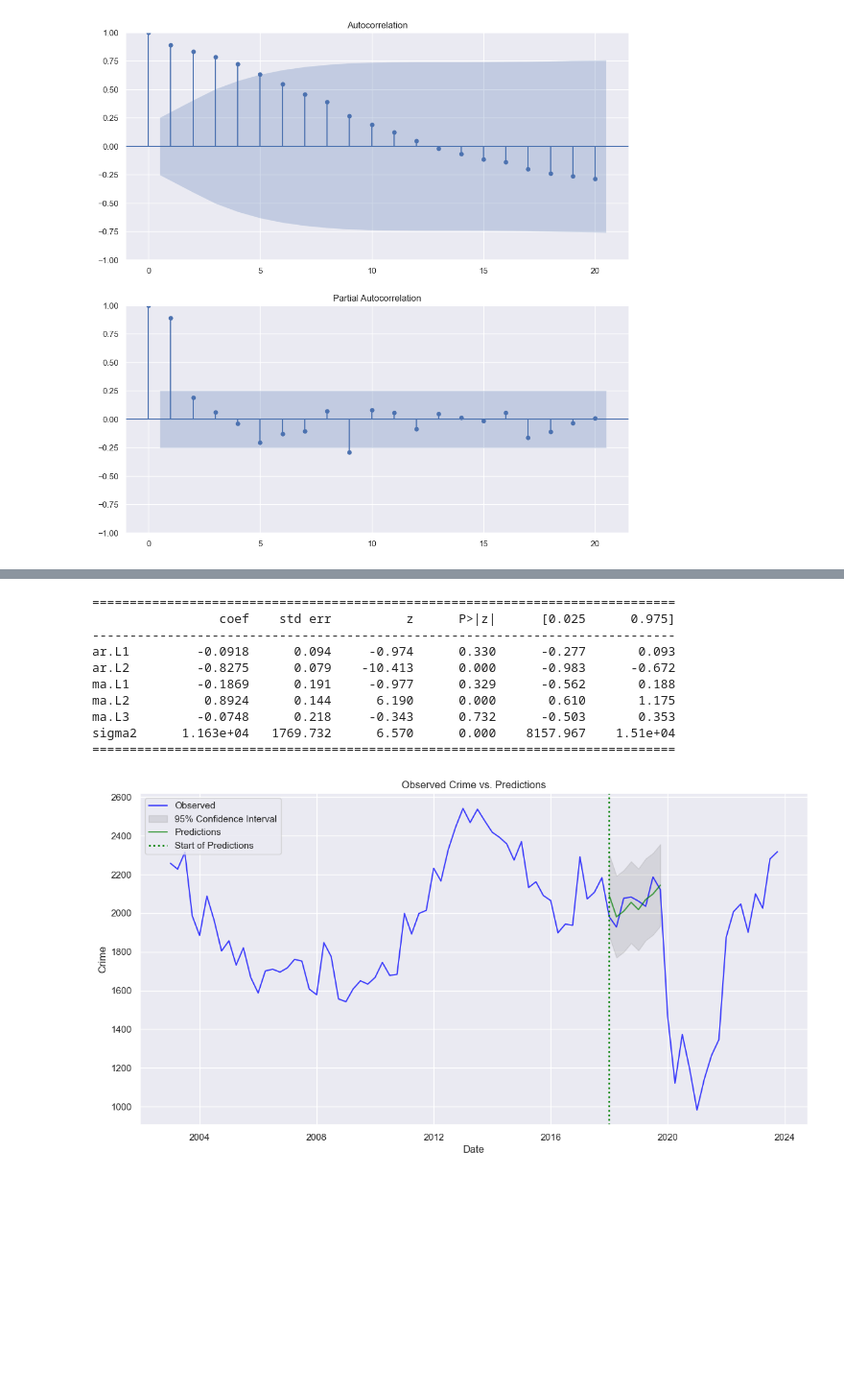
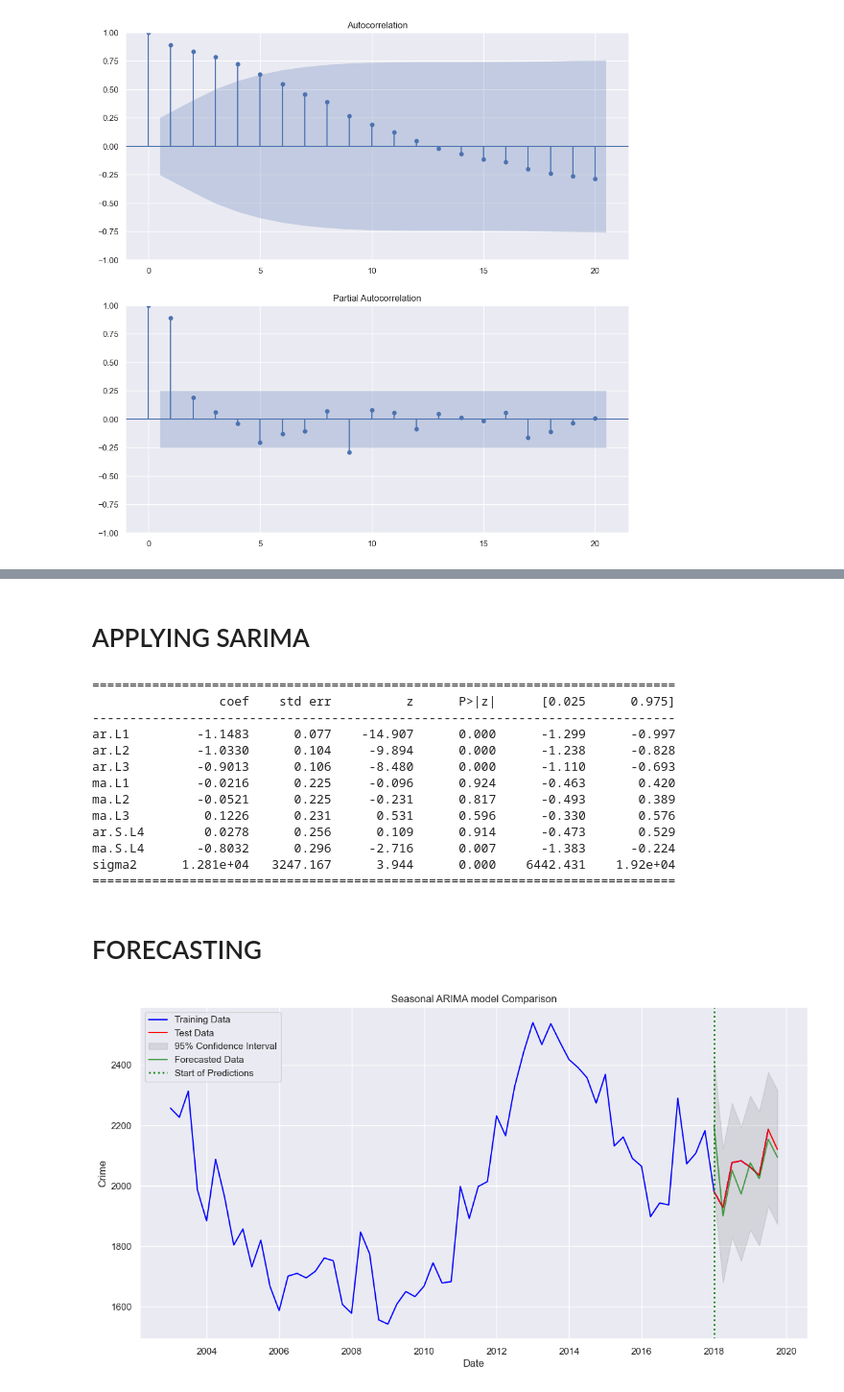
Before and after one commit to caio-moliveira/crime-prediction-using-forecasting-models, a Jupyter notebook: Capstone Project.ipynb, the cells around one changed output, grey strips where cells are left out. Shown at 96% size. Drawn from its saved outputs; the diff is of its cells as text; code cells hidden in the pictures; blank space fills up the shorter version.

Commit message:
working on models
matching plots to be used in the report.

```diff
--- a/Capstone Project.ipynb
+++ b/Capstone Project.ipynb
@@ -526,6 +689,8 @@ plt.show()
+# %% [markdown]
+# APPLYING SARIMA
 # %%
-model = SARIMAX(train, order=(2,1,3),
-                seasonal_order=(0, 0, 0, 4),
+model = SARIMAX(train, order=(3,2,3),
+                seasonal_order=(1, 0, 1, 4),
                 enforce_stationarity=False,
                 enforce_invertibility=False)
 
@@ -536,13 +701,18 @@ print(model.summary().tables[1])
 ==============================================================================
                  coef    std err          z      P>|z|      [0.025      0.975]
 ------------------------------------------------------------------------------
-ar.L1         -0.0918      0.094     -0.974      0.330      -0.277       0.093
-ar.L2         -0.8275      0.079    -10.413      0.000      -0.983      -0.672
-ma.L1         -0.1869      0.191     -0.977      0.329      -0.562       0.188
-ma.L2          0.8924      0.144      6.190      0.000       0.610       1.175
-ma.L3         -0.0748      0.218     -0.343      0.732      -0.503       0.353
-sigma2      1.163e+04   1769.732      6.570      0.000    8157.967    1.51e+04
+ar.L1         -1.1483      0.077    -14.907      0.000      -1.299      -0.997
+ar.L2         -1.0330      0.104     -9.894      0.000      -1.238      -0.828
+ar.L3         -0.9013      0.106     -8.480      0.000      -1.110      -0.693
+ma.L1         -0.0216      0.225     -0.096      0.924      -0.463       0.420
+ma.L2         -0.0521      0.225     -0.231      0.817      -0.493       0.389
+ma.L3          0.1226      0.231      0.531      0.596      -0.330       0.576
+ar.S.L4        0.0278      0.256      0.109      0.914      -0.473       0.529
+ma.S.L4       -0.8032      0.296     -2.716      0.007      -1.383      -0.224
+sigma2      1.281e+04   3247.167      3.944      0.000    6442.431    1.92e+04
 ==============================================================================
+# %% [markdown]
+# FORECASTING
 # %%
 # Get predictions for the test data
 forecast = model.get_prediction(start=test.index[0], end=test.index[-1], dynamic=False)
@@ -551,18 +721,28 @@ ci = forecast.conf_int()
 # %%
 # Assuming 'theft_from_person_data', 'ci', and 'predictions' are defined properly
 plt.figure(figsize=(14, 7))
-plt.plot(theft_from_person_data['Crime'].index, theft_from_person_data['Crime'], label='Observed', color='blue', alpha=0.75)
+
+
+# Plotting training data
+plt.plot(train, label='Training Data', color='blue')
+
+# Plotting testoing data
+plt.plot(test.index, test, label='Test Data', color='red')  # Using red for test data
+
+# Adding confidence interval
 plt.fill_between(ci.index, ci.iloc[:, 0], ci.iloc[:, 1], color='gray', alpha=0.2, label='95% Confidence Interval')
-plt.plot(predictions.index, predictions, label='Predictions', color='green', alpha=0.7)
 
 # Highlight the prediction period
+plt.plot(predictions.index, predictions, label='Forecasted Data', color='green', alpha=0.7)
+
+# adding a line where the model starts
 plt.axvline(x=test.index[0], color='green', linestyle=':', linewidth=2, label='Start of Predictions')
 
 plt.xlabel('Date')
 plt.ylabel('Crime')
-plt.title('Observed Crime vs. Predictions')
+plt.title('Seasonal ARIMA model Comparison')
 plt.legend(loc='upper left')
 plt.grid(True)  # Adding a grid for better readability
 plt.show()
 # %% [output]
-[figure, old version]
+[figure, new version]
```
Also changed, not shown: parts of 42 cells of this notebook.
